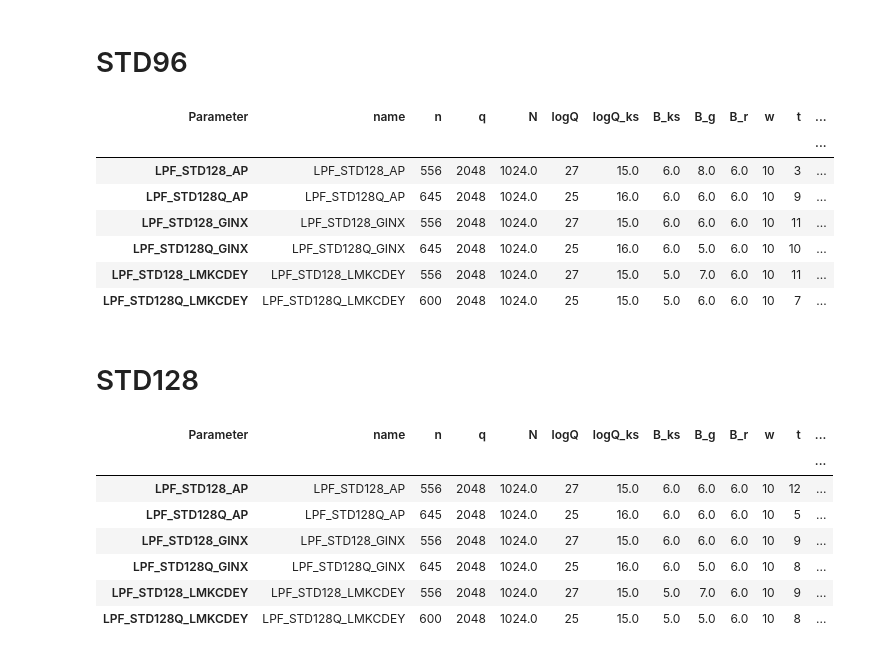
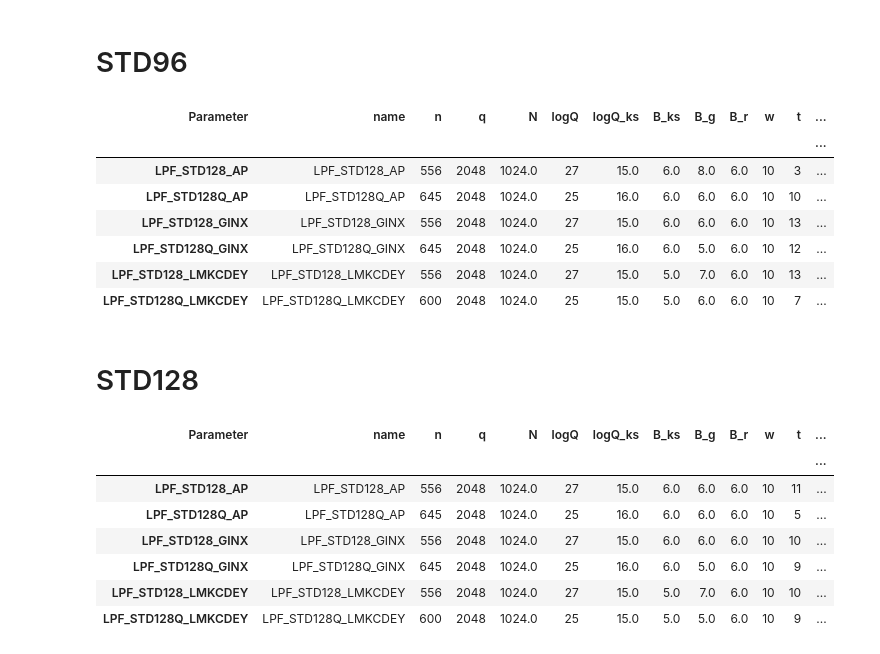
Before and after one commit to HONGDUCK/FHEW-TFHE-Noise-Calculator, a Jupyter notebook: noisetest.ipynb, the cells around one changed output. Cells and saved outputs as stored; diff of their text form; code cells hidden in the pictures.

```diff
--- a/noisetest.ipynb
+++ b/noisetest.ipynb
@@ -76,10 +76,10 @@ setDigitsG(parsed_data_96[4], 3, 'LMKCDEY')
 setDigitsG(parsed_data_96[5], 3, 'LMKCDEY')
 
 setCutoff(parsed_data_96[0], 3)
-setCutoff(parsed_data_96[1], 9)
-setCutoff(parsed_data_96[2], 11)
-setCutoff(parsed_data_96[3], 10)
-setCutoff(parsed_data_96[4], 11)
+setCutoff(parsed_data_96[1], 10)
+setCutoff(parsed_data_96[2], 13)
+setCutoff(parsed_data_96[3], 12)
+setCutoff(parsed_data_96[4], 13)
 setCutoff(parsed_data_96[5], 7)
 
 display_parameters_vector(*parsed_data_96, impl=impl)
@@ -87,40 +87,40 @@ display_parameters_vector(*parsed_data_96, impl=impl)
 | Parameter | name | n | q | N | logQ | logQ_ks | B_ks | B_g | B_r | w | t | ... |
 |  |  |  |  |  |  |  |  |  |  |  |  | ... |
 | LPF_STD128_AP | LPF_STD128_AP | 556 | 2048 | 1024.0 | 27 | 15.0 | 6.0 | 8.0 | 6.0 | 10 | 3 | ... |
-| LPF_STD128Q_AP | LPF_STD128Q_AP | 645 | 2048 | 1024.0 | 25 | 16.0 | 6.0 | 6.0 | 6.0 | 10 | 9 | ... |
-| LPF_STD128_GINX | LPF_STD128_GINX | 556 | 2048 | 1024.0 | 27 | 15.0 | 6.0 | 6.0 | 6.0 | 10 | 11 | ... |
-| LPF_STD128Q_GINX | LPF_STD128Q_GINX | 645 | 2048 | 1024.0 | 25 | 16.0 | 6.0 | 5.0 | 6.0 | 10 | 10 | ... |
-| LPF_STD128_LMKCDEY | LPF_STD128_LMKCDEY | 556 | 2048 | 1024.0 | 27 | 15.0 | 5.0 | 7.0 | 6.0 | 10 | 11 | ... |
+| LPF_STD128Q_AP | LPF_STD128Q_AP | 645 | 2048 | 1024.0 | 25 | 16.0 | 6.0 | 6.0 | 6.0 | 10 | 10 | ... |
+| LPF_STD128_GINX | LPF_STD128_GINX | 556 | 2048 | 1024.0 | 27 | 15.0 | 6.0 | 6.0 | 6.0 | 10 | 13 | ... |
+| LPF_STD128Q_GINX | LPF_STD128Q_GINX | 645 | 2048 | 1024.0 | 25 | 16.0 | 6.0 | 5.0 | 6.0 | 10 | 12 | ... |
+| LPF_STD128_LMKCDEY | LPF_STD128_LMKCDEY | 556 | 2048 | 1024.0 | 27 | 15.0 | 5.0 | 7.0 | 6.0 | 10 | 13 | ... |
 | LPF_STD128Q_LMKCDEY | LPF_STD128Q_LMKCDEY | 600 | 2048 | 1024.0 | 25 | 15.0 | 5.0 | 6.0 | 6.0 | 10 | 7 | ... |
 # %% [markdown]
 # STD128
 # %%
 parsed_data_128 = parse_data(data)
 
 DigitsG = 3
 Cutoff  = 4
 
 setDigitsG(parsed_data_128[0], 3, 'AP')
 setDigitsG(parsed_data_128[1], 3, 'AP')
 setDigitsG(parsed_data_128[2], 3, 'GINX')
 setDigitsG(parsed_data_128[3], 4, 'GINX')
 setDigitsG(parsed_data_128[4], 3, 'LMKCDEY')
 setDigitsG(parsed_data_128[5], 4, 'LMKCDEY')
 
-setCutoff(parsed_data_128[0], 9) # 9
+setCutoff(parsed_data_128[0], 11) # 9
 setCutoff(parsed_data_128[1], 5) # 5
-setCutoff(parsed_data_128[2], 9) # 9
-setCutoff(parsed_data_128[3], 8) # 8
-setCutoff(parsed_data_128[4], 9) # 9
-setCutoff(parsed_data_128[5], 8) # 8
+setCutoff(parsed_data_128[2], 10) # 9
+setCutoff(parsed_data_128[3], 9) # 8
+setCutoff(parsed_data_128[4], 10) # 9
+setCutoff(parsed_data_128[5], 9) # 8
 
 display_parameters_vector(*parsed_data_128, impl=impl)
 # %% [output]
 | Parameter | name | n | q | N | logQ | logQ_ks | B_ks | B_g | B_r | w | t | ... |
 |  |  |  |  |  |  |  |  |  |  |  |  | ... |
-| LPF_STD128_AP | LPF_STD128_AP | 556 | 2048 | 1024.0 | 27 | 15.0 | 6.0 | 6.0 | 6.0 | 10 | 12 | ... |
+| LPF_STD128_AP | LPF_STD128_AP | 556 | 2048 | 1024.0 | 27 | 15.0 | 6.0 | 6.0 | 6.0 | 10 | 11 | ... |
 | LPF_STD128Q_AP | LPF_STD128Q_AP | 645 | 2048 | 1024.0 | 25 | 16.0 | 6.0 | 6.0 | 6.0 | 10 | 5 | ... |
-| LPF_STD128_GINX | LPF_STD128_GINX | 556 | 2048 | 1024.0 | 27 | 15.0 | 6.0 | 6.0 | 6.0 | 10 | 9 | ... |
-| LPF_STD128Q_GINX | LPF_STD128Q_GINX | 645 | 2048 | 1024.0 | 25 | 16.0 | 6.0 | 5.0 | 6.0 | 10 | 8 | ... |
-| LPF_STD128_LMKCDEY | LPF_STD128_LMKCDEY | 556 | 2048 | 1024.0 | 27 | 15.0 | 5.0 | 7.0 | 6.0 | 10 | 9 | ... |
-| LPF_STD128Q_LMKCDEY | LPF_STD128Q_LMKCDEY | 600 | 2048 | 1024.0 | 25 | 15.0 | 5.0 | 5.0 | 6.0 | 10 | 8 | ... |
+| LPF_STD128_GINX | LPF_STD128_GINX | 556 | 2048 | 1024.0 | 27 | 15.0 | 6.0 | 6.0 | 6.0 | 10 | 10 | ... |
+| LPF_STD128Q_GINX | LPF_STD128Q_GINX | 645 | 2048 | 1024.0 | 25 | 16.0 | 6.0 | 5.0 | 6.0 | 10 | 9 | ... |
+| LPF_STD128_LMKCDEY | LPF_STD128_LMKCDEY | 556 | 2048 | 1024.0 | 27 | 15.0 | 5.0 | 7.0 | 6.0 | 10 | 10 | ... |
+| LPF_STD128Q_LMKCDEY | LPF_STD128Q_LMKCDEY | 600 | 2048 | 1024.0 | 25 | 15.0 | 5.0 | 5.0 | 6.0 | 10 | 9 | ... |
```
Also changed, not shown: parts of 1 cell of this notebook, 2 other files.
